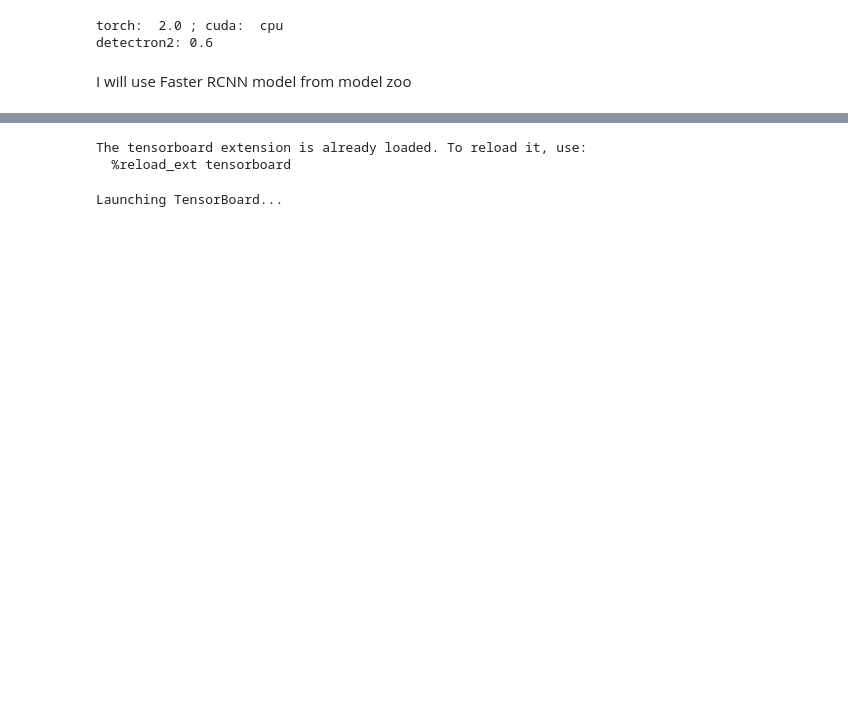
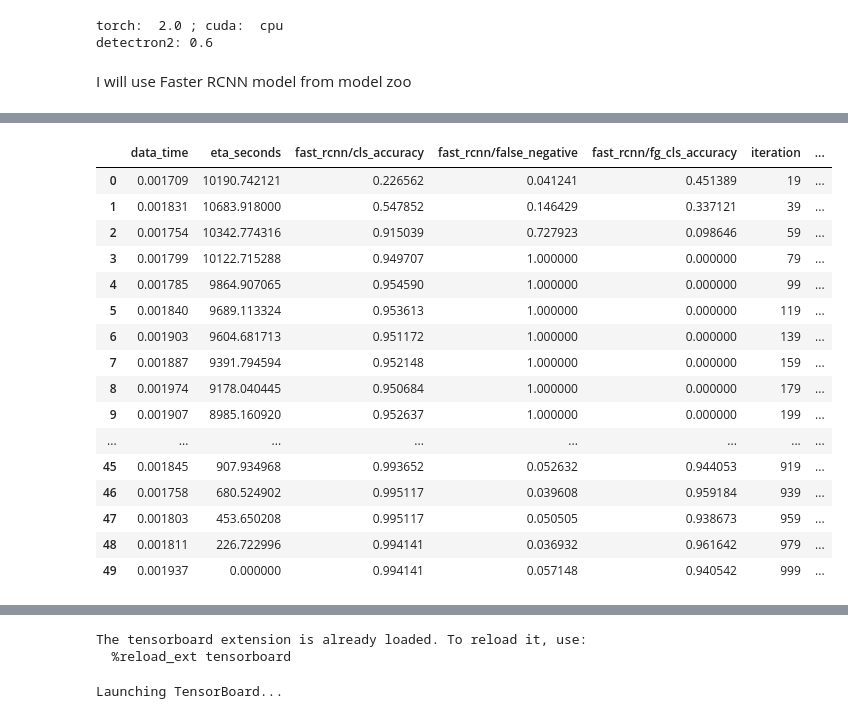
Before and after one commit to helenprokonina/ObjectDetection, a Jupyter notebook: HW_3.ipynb, the cells around one changed output, grey strips where cells are left out. Drawn from its saved outputs; the diff is of its cells as text; code cells hidden in the pictures; blank space fills up the shorter version.

```diff
--- a/HW_3.ipynb
+++ b/HW_3.ipynb
@@ -166,0 +312,22 @@ WARNING [06/07 20:37:59 d2.engine.defaults]: No evaluator found. Use `DefaultTra
+# %%
+metrics_df = pd.read_json("output/object_detection/metrics.json", orient="records", lines=True)
+# %%
+metrics_df
+# %% [output]
+|  | data_time | eta_seconds | fast_rcnn/cls_accuracy | fast_rcnn/false_negative | fast_rcnn/fg_cls_accuracy | iteration | ... |
+| 0 | 0.001709 | 10190.742121 | 0.226562 | 0.041241 | 0.451389 | 19 | ... |
+| 1 | 0.001831 | 10683.918000 | 0.547852 | 0.146429 | 0.337121 | 39 | ... |
+| 2 | 0.001754 | 10342.774316 | 0.915039 | 0.727923 | 0.098646 | 59 | ... |
+| 3 | 0.001799 | 10122.715288 | 0.949707 | 1.000000 | 0.000000 | 79 | ... |
+| 4 | 0.001785 | 9864.907065 | 0.954590 | 1.000000 | 0.000000 | 99 | ... |
+| 5 | 0.001840 | 9689.113324 | 0.953613 | 1.000000 | 0.000000 | 119 | ... |
+| 6 | 0.001903 | 9604.681713 | 0.951172 | 1.000000 | 0.000000 | 139 | ... |
+| 7 | 0.001887 | 9391.794594 | 0.952148 | 1.000000 | 0.000000 | 159 | ... |
+| 8 | 0.001974 | 9178.040445 | 0.950684 | 1.000000 | 0.000000 | 179 | ... |
+| 9 | 0.001907 | 8985.160920 | 0.952637 | 1.000000 | 0.000000 | 199 | ... |
+| ... | ... | ... | ... | ... | ... | ... | ... |
+| 45 | 0.001845 | 907.934968 | 0.993652 | 0.052632 | 0.944053 | 919 | ... |
+| 46 | 0.001758 | 680.524902 | 0.995117 | 0.039608 | 0.959184 | 939 | ... |
+| 47 | 0.001803 | 453.650208 | 0.995117 | 0.050505 | 0.938673 | 959 | ... |
+| 48 | 0.001811 | 226.722996 | 0.994141 | 0.036932 | 0.961642 | 979 | ... |
+| 49 | 0.001937 | 0.000000 | 0.994141 | 0.057148 | 0.940542 | 999 | ... |
```
Also changed, not shown: parts of 23 cells of this notebook.
